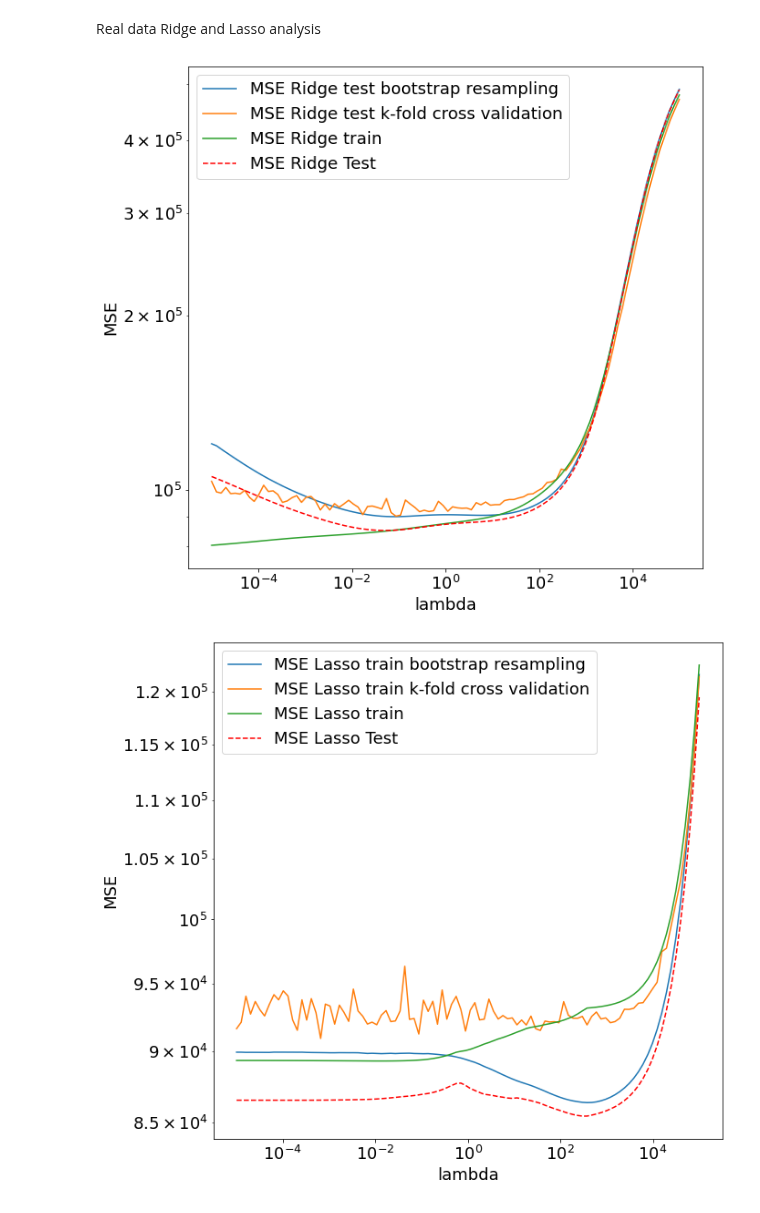
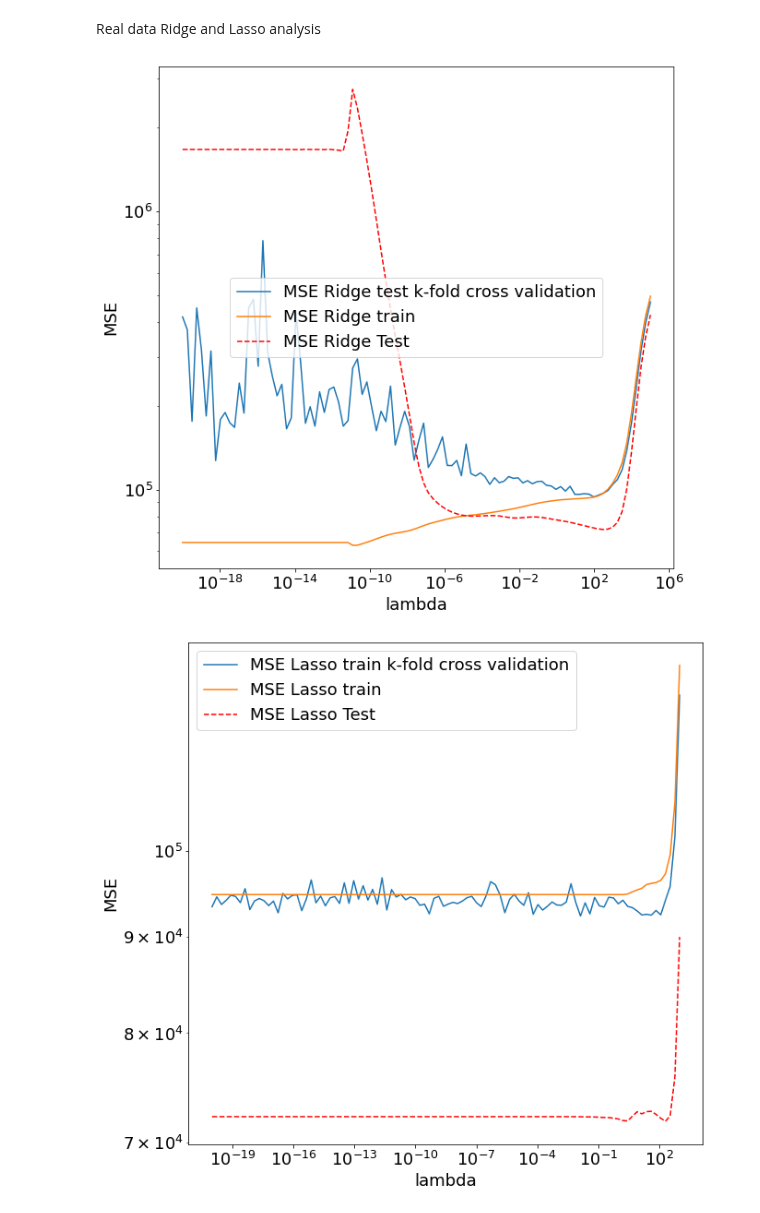
Before and after one commit to tellefs/ML-projects, a Jupyter notebook: project1/project1.ipynb, the cells around one changed output. Saved outputs shown, nothing was run; the diff lists cells and outputs as text; code cells hidden in the pictures.

```diff
--- a/project1/project1.ipynb
+++ b/project1/project1.ipynb
@@ -157,16 +157,16 @@ def kfold_crossValidation(method, X, z, k_folds, _lambda=1, tol=0.04):
         X_train, X_test = scaleData(X_train, X_test)
 
         if method==ols:
-            z_predict = ols(X_test, X_train, z_test, z_train)[0]
+            z_predict, z_tilde, beta_kfold = ols(X_test, X_train, z_test, z_train)
         if method==ridge:
-            z_predict = ridge(X_test, X_train, z_test, z_train, _lambda)[0]
+            z_predict, z_tilde, beta_kfold = ridge(X_test, X_train, z_test, z_train, _lambda)
         if method==lasso:
-            z_predict = lasso(X_test, X_train, z_test, z_train, _lambda, tol=tol)[0]
+            z_predict, z_tilde, beta_kfold = lasso(X_test, X_train, z_test, z_train, _lambda, tol=tol)
 
         MSE_test_values[k] = MSE(z_test,z_predict)
 
     MSE_test = np.mean(MSE_test_values)
-    return MSE_test, z_predict
+    return MSE_test, z_predict, beta_kfold
 # %% [markdown]
 Generating Data
 # %%
@@ -253,14 +253,14 @@ for i in range(max_degree):
     X_train, X_test, z_train, z_test = train_test_split(X, z, test_size=0.2, shuffle=True, random_state=11)
 
     X_train, X_test = scaleData(X_train, X_test)
-    z_predict, z_tilde = ols(X_test, X_train, z_test, z_train)
+    z_predict, z_tilde, beta_ols = ols(X_test, X_train, z_test, z_train)
 
     MSE_train[i] = MSE(z_train,z_tilde)
     MSE_test[i] = MSE(z_test,z_predict)
 
     #Perform OLS with bootstrap resampling
     n_bootstraps = 100
-    MSE_test_bootstrap[i], z_predicted_bootstrap = resample_bootstrap(ols, n_bootstraps, X_train, X_test, z_train, z_test)
+    MSE_test_bootstrap[i], z_predicted_bootstrap, beta_ols = resample_bootstrap(ols, n_bootstraps, X_train, X_test, z_train, z_test)
 
     bias[i] = np.mean( (z_test - np.mean(z_predicted_bootstrap, axis=1))**2 )
     variance[i] = np.mean(np.var(z_predicted_bootstrap, axis=1))
@@ -384,7 +384,7 @@ for i in range(nlambdas):
     _lambda = lambdas_ridge[i]
 
     #perform Ridge regression with bootstrap resampling and k-fold cross validation
-    z_predict, z_tilde = ridge(X_test, X_train, z_test, z_train, _lambda)
+    z_predict, z_tilde, beta_ridge = ridge(X_test, X_train, z_test, z_train, _lambda)
 
     MSE_train_ridge[i] = MSE(z_train, z_tilde)
     MSE_test_ridge[i] = MSE(z_test, z_predict)
@@ -396,7 +396,7 @@ for i in range(nlambdas):
     _lambda = lambdas_lasso[i]
     #perform Lasso regression with bootstrap resampling and k-fold cross validation
 
-    z_predict, z_tilde = lasso(X_test, X_train, z_test, z_train, _lambda, tol=0.04)
+    z_predict, z_tilde, beta_lasso = lasso(X_test, X_train, z_test, z_train, _lambda, tol=0.04)
 
     MSE_train_lasso[i] = MSE(z_train, z_tilde)
     MSE_test_lasso[i] = MSE(z_test, z_predict)
@@ -565,9 +544,8 @@ X = create_X(x_values, y_values, polydegree)
 
 
 nlambdas = 100
-lambdas = np.logspace(-5, 5, nlambdas)
-lambdas_ridge = np.logspace(-2, 5, nlambdas)
-lambdas_lasso = np.logspace(-2, 3, nlambdas)
+lambdas_ridge = np.logspace(-20, 5, nlambdas)
+lambdas_lasso = np.logspace(-20, 3, nlambdas)
 
 
 #split data
@@ -578,67 +556,58 @@ X_train, X_test = scaleData(X_train, X_test)
 
 MSE_test_ridge = np.zeros(nlambdas)
 MSE_train_ridge = np.zeros(nlambdas)
-MSE_test_ridge_bootstrap = np.zeros(nlambdas)
 MSE_test_ridge_kfold = np.zeros(nlambdas)
 
 MSE_test_lasso = np.zeros(nlambdas)
 MSE_train_lasso = np.zeros(nlambdas)
-MSE_test_lasso_bootstrap = np.zeros(nlambdas)
 MSE_test_lasso_kfold = np.zeros(nlambdas)
 
 for i in range(nlambdas):
     _lambda = lambdas_ridge[i]
 
-    #perform Ridge regression with bootstrap resampling and k-fold cross validation
-    z_predict, z_tilde = ridge(X_test, X_train, z_test, z_train, _lambda)
+    #perform Ridge regression with k-fold cross validation
+    z_predict, z_tilde, beta_ridge = ridge(X_test, X_train, z_test, z_train, _lambda)
 
     MSE_train_ridge[i] = MSE(z_train, z_tilde)
     MSE_test_ridge[i] = MSE(z_test, z_predict)
 
-    n_bootstraps = 100
-    MSE_test_ridge_bootstrap[i] = resample_bootstrap(ridge, n_bootstraps, X_train, X_test, z_train, z_test, _lambda = _lambda)[0]
-
     MSE_test_ridge_kfold[i] = kfold_crossValidation(ridge, X, z, k_folds=7, _lambda=_lambda)[0]
 
     _lambda = lambdas_lasso[i]
-    #perform Lasso regression with bootstrap resampling and k-fold cross validation
+    #perform Lasso regression with k-fold cross validation
 
-    z_predict, z_tilde = lasso(X_test, X_train, z_test, z_train, _lambda, tol=.085)
+    z_predict, z_tilde, beta_lasso = lasso(X_test, X_train, z_test, z_train, _lambda, tol=.085)
 
     MSE_train_lasso[i] = MSE(z_train, z_tilde)
     MSE_test_lasso[i] = MSE(z_test, z_predict)
-
-    MSE_test_lasso_bootstrap[i] = resample_bootstrap(lasso, n_bootstraps, X_train, X_test, z_train, z_test, _lambda = _lambda, tol=.085)[0]
 
     MSE_test_lasso_kfold[i] = kfold_crossValidation(lasso, X, z, k_folds=7, _lambda=_lambda, tol=.085)[0]
 
 
 plt.figure(figsize=(figwidth, figheigth))
 plt.tick_params(axis='both', which='both', labelsize=fontsize)
-plt.plot(lambdas, MSE_test_ridge_bootstrap, label = 'MSE Ridge test bootstrap resampling')
-plt.plot(lambdas, MSE_test_ridge_kfold, label = 'MSE Ridge test k-fold cross validation')
-plt.plot(lambdas, MSE_train_ridge, label = 'MSE Ridge train')
-plt.plot(lambdas, MSE_test_ridge, 'r--', label = 'MSE Ridge Test')
+plt.plot(lambdas_ridge, MSE_test_ridge_kfold, label = 'MSE Ridge test k-fold cross validation')
+plt.plot(lambdas_ridge, MSE_train_ridge, label = 'MSE Ridge train')
+plt.plot(lambdas_ridge, MSE_test_ridge, 'r--', label = 'MSE Ridge Test')
 plt.xscale('log')
 plt.yscale('log')
 plt.xlabel('lambda', fontsize=fontsize)
 plt.ylabel('MSE', fontsize=fontsize)
 plt.legend(fontsize=fontsize, loc='best')
 plt.show()
 
 
 plt.figure(figsize=(figwidth, figheigth))
 plt.tick_params(axis='both', which='both', labelsize=fontsize)
-plt.plot(lambdas, MSE_test_lasso_bootstrap, label = 'MSE Lasso train bootstrap resampling')
-plt.plot(lambdas, MSE_test_lasso_kfold, label = 'MSE Lasso train k-fold cross validation')
-plt.plot(lambdas, MSE_train_lasso, label = 'MSE Lasso train')
-plt.plot(lambdas, MSE_test_lasso, 'r--', label = 'MSE Lasso Test')
+plt.plot(lambdas_lasso, MSE_test_lasso_kfold, label = 'MSE Lasso train k-fold cross validation')
+plt.plot(lambdas_lasso, MSE_train_lasso, label = 'MSE Lasso train')
+plt.plot(lambdas_lasso, MSE_test_lasso, 'r--', label = 'MSE Lasso Test')
 plt.xscale('log')
 plt.yscale('log')
 plt.xlabel('lambda', fontsize=fontsize)
 plt.ylabel('MSE', fontsize=fontsize)
 plt.legend(fontsize=fontsize, loc='best')
 plt.show()
 # %% [output]
-[figure, old version]
+[figure, new version]
-[figure, old version]
+[figure, new version]
```
Also changed, not shown: parts of 12 cells of this notebook, 2 other files.
